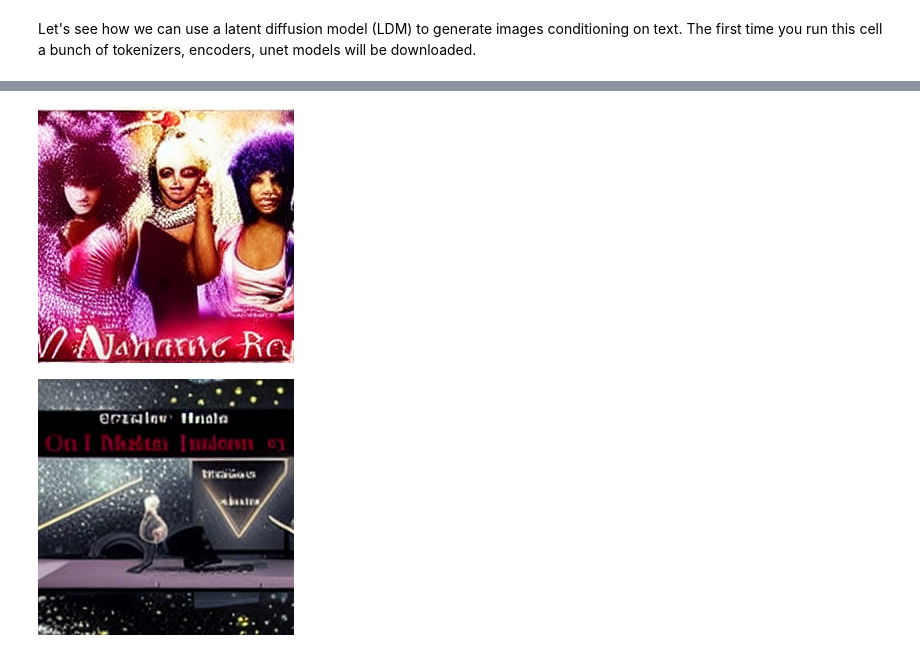
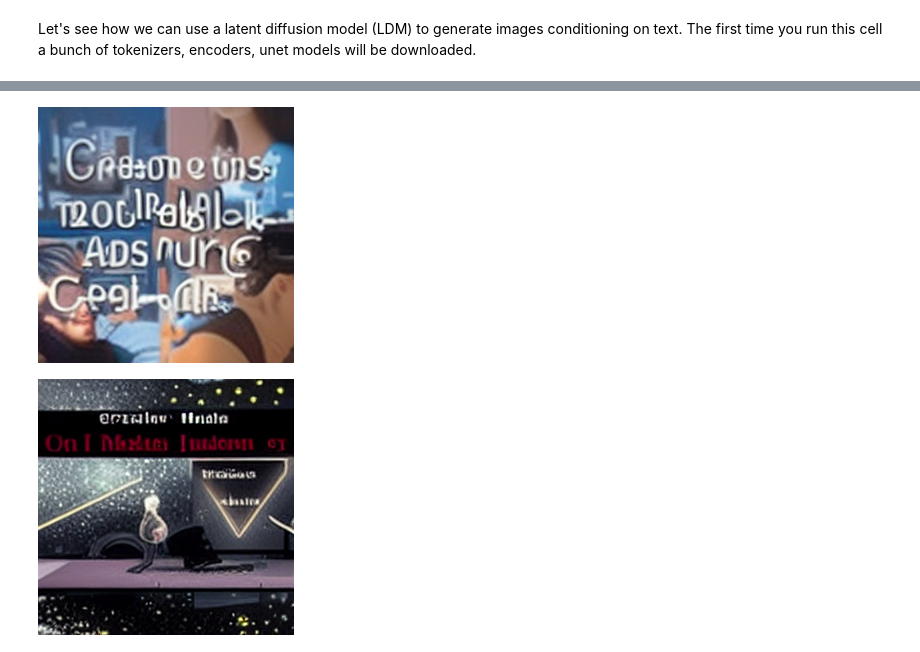
Before and after one commit to GT4SD/gt4sd-core, a Jupyter notebook: notebooks/diffusion-demo.ipynb, the cells around one changed output, grey strips where cells are left out. Drawn from its saved outputs; the diff is of its cells as text; code cells hidden in the pictures.

Commit message:
use common interface for sampling, add target, improve notebook, fix issue with hashable

```diff
--- a/notebooks/diffusion-demo.ipynb
+++ b/notebooks/diffusion-demo.ipynb
@@ -19,8 +19,10 @@ INFO:tape.models.modeling_utils:Better speed can be achieved with apex installed
 # %%
+prompt = "Generative models are cool!"
+
 algorithm = ApplicationsRegistry.get_application_instance(
-    target=None,
+    target=prompt,
     algorithm_type='generation',
-    domain='generic',
+    domain='vision',
     algorithm_name='DiffusersGenerationAlgorithm',
     algorithm_application='LDMTextToImageGenerator'
 )
@@ -53,6 +44,8 @@ image = algorithm.generator(prompt=prompt)
+# %%
+image = list(algorithm.sample(1))[0]
 # %%
-image[0]
+image
 # %% [output]
-[figure, old version]
+[figure, new version]
 # %%
 prompt = "Generative models on the moon!"
```
Also changed, not shown: parts of 16 cells of this notebook, 4 other files.
